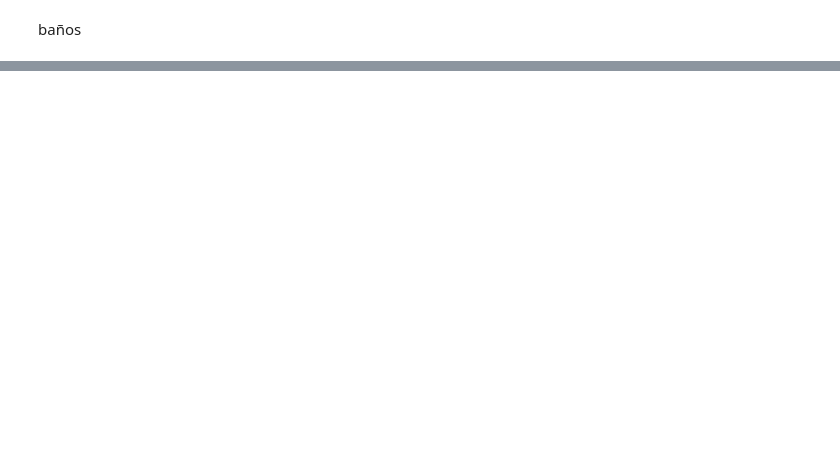
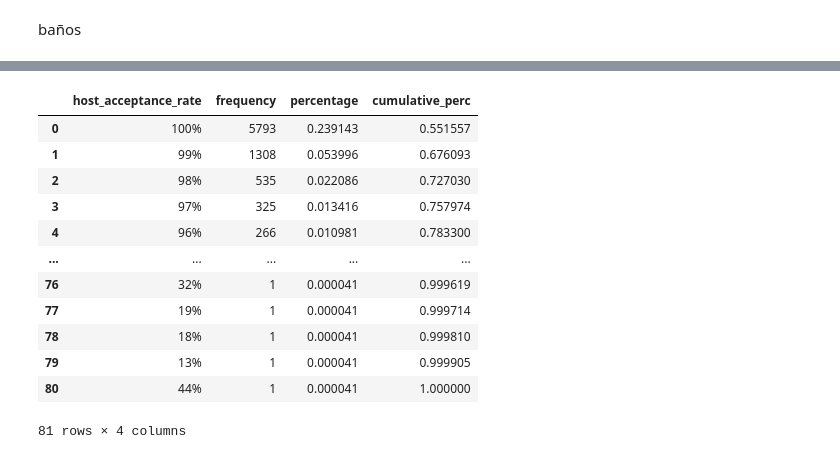
Before and after one commit to karen1203/Actividad_6, a Jupyter notebook: Act6.ipynb, the cells around one changed output, grey strips where cells are left out. Drawn from its saved outputs; the diff is of its cells as text; code cells hidden in the pictures; blank space fills up the shorter version.

```diff
--- a/Act6.ipynb
+++ b/Act6.ipynb
@@ -446,0 +471,17 @@ i
+# %%
+uno=freq_tbl(mexlimp['host_acceptance_rate'])
+uno
+# %% [output]
+|  | host_acceptance_rate | frequency | percentage | cumulative_perc |
+| 0 | 100% | 5793 | 0.239143 | 0.551557 |
+| 1 | 99% | 1308 | 0.053996 | 0.676093 |
+| 2 | 98% | 535 | 0.022086 | 0.727030 |
+| 3 | 97% | 325 | 0.013416 | 0.757974 |
+| 4 | 96% | 266 | 0.010981 | 0.783300 |
+| ... | ... | ... | ... | ... |
+| 76 | 32% | 1 | 0.000041 | 0.999619 |
+| 77 | 19% | 1 | 0.000041 | 0.999714 |
+| 78 | 18% | 1 | 0.000041 | 0.999810 |
+| 79 | 13% | 1 | 0.000041 | 0.999905 |
+| 80 | 44% | 1 | 0.000041 | 1.000000 |
+81 rows × 4 columns
```
Also changed, not shown: parts of 16 cells of this notebook.
